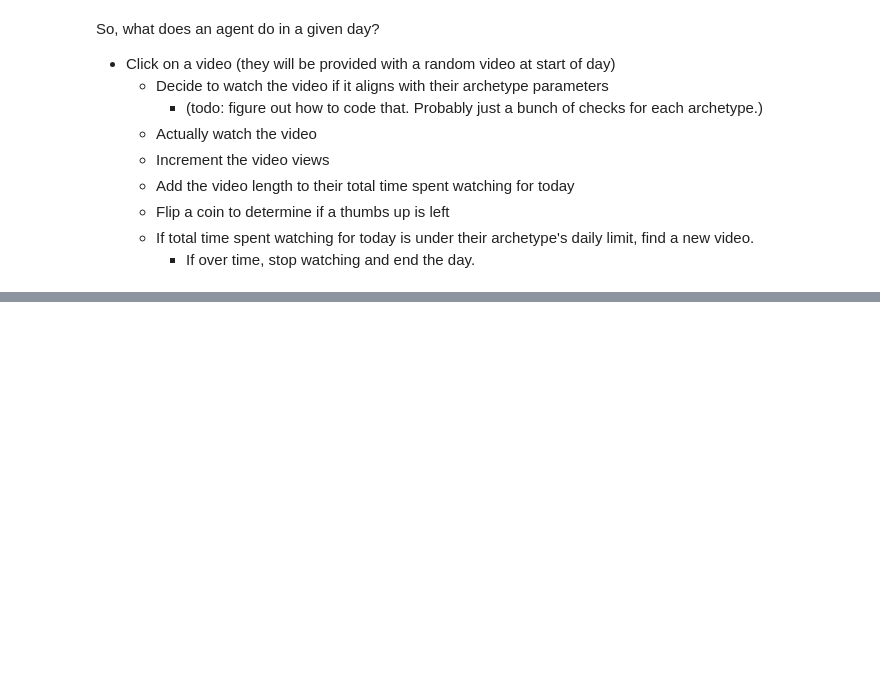
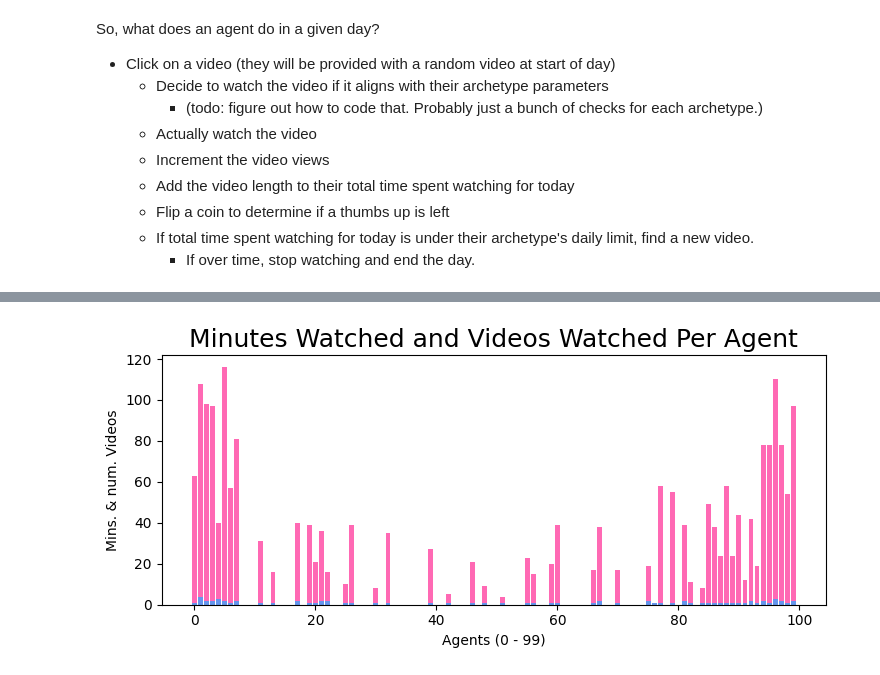
Before and after one commit to snyder-research-group/tools-of-justice, a Jupyter notebook: youtube simulation/simulation_notebook.ipynb, the cells around one changed output, grey strips where cells are left out. Cells and saved outputs as stored; diff of their text form; code cells hidden in the pictures; blank space fills up the shorter version.

```diff
--- a/youtube simulation/simulation_notebook.ipynb
+++ b/youtube simulation/simulation_notebook.ipynb
@@ -409,0 +462,12 @@ Minutes watched today: 94
+# %%
+# Let's graph the above two side by side.
+
+plt.bar(x=numpy.arange(0,100), height=agent_minutes_watched_today_array, color = 'hotpink')
+plt.bar(x=numpy.arange(0,100), height=agent_vids_watched_today_array, color = 'cornflowerblue')
+
+plt.title('Minutes Watched and Videos Watched Per Agent', fontsize=18)
+plt.xlabel('Agents (0 - ' + str(NUM_AGENTS-1) + ')')
+plt.ylabel('Mins. & num. Videos')
+plt.show()
+# %% [output]
+[figure, added]
```
Also changed, not shown: parts of 9 cells of this notebook, 2 other files.
